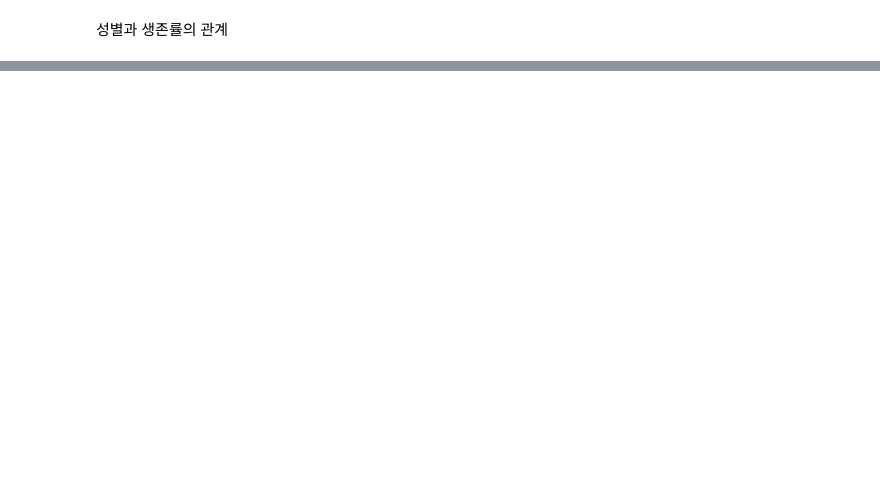
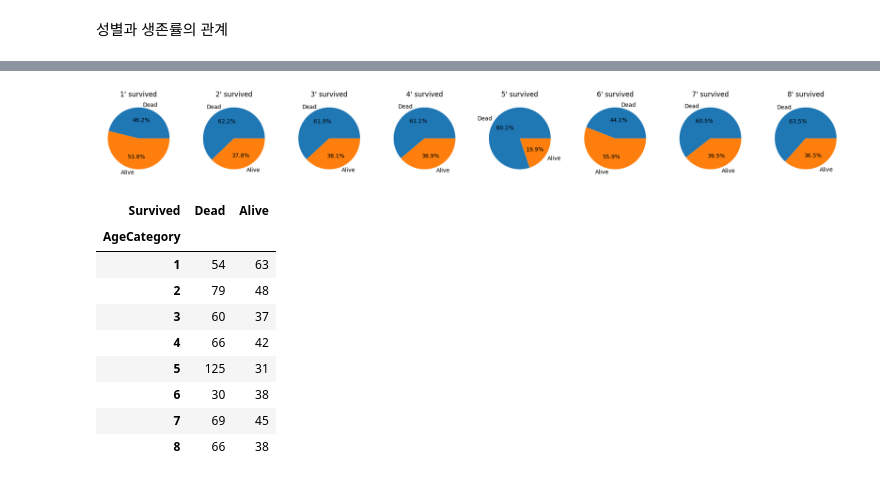
Before and after one commit to salmonsush/kaggle-titanic, a Jupyter notebook: main.ipynb, the cells around one changed output, grey strips where cells are left out. Saved outputs shown, nothing was run; the diff lists cells and outputs as text; code cells hidden in the pictures; blank space fills up the shorter version.

```diff
--- a/main.ipynb
+++ b/main.ipynb
@@ -136,0 +112,23 @@ plt.show()
+# %%
+meanAge = train[['Title', 'Age']].groupby(['Title']).mean()
+for index, row in meanAge.iterrows():
+    nullIndex = train[(train.Title == index) & (train.Age.isnull())].index
+    train.loc[nullIndex, 'Age'] = row[0]
+
+train['AgeCategory'] = pd.qcut(train.Age, 8, labels=range(1, 9))
+train.AgeCategory = train.AgeCategory.astype(int)
+
+c = show_pie_chart(train, 'AgeCategory')
+c
+# %% [output]
+[figure, added]
+| Survived | Dead | Alive |
+| AgeCategory |  |  |
+| 1 | 54 | 63 |
+| 2 | 79 | 48 |
+| 3 | 60 | 37 |
+| 4 | 66 | 42 |
+| 5 | 125 | 31 |
+| 6 | 30 | 38 |
+| 7 | 69 | 45 |
+| 8 | 66 | 38 |
```
Also changed, not shown: parts of 14 cells of this notebook, 1 other file.
